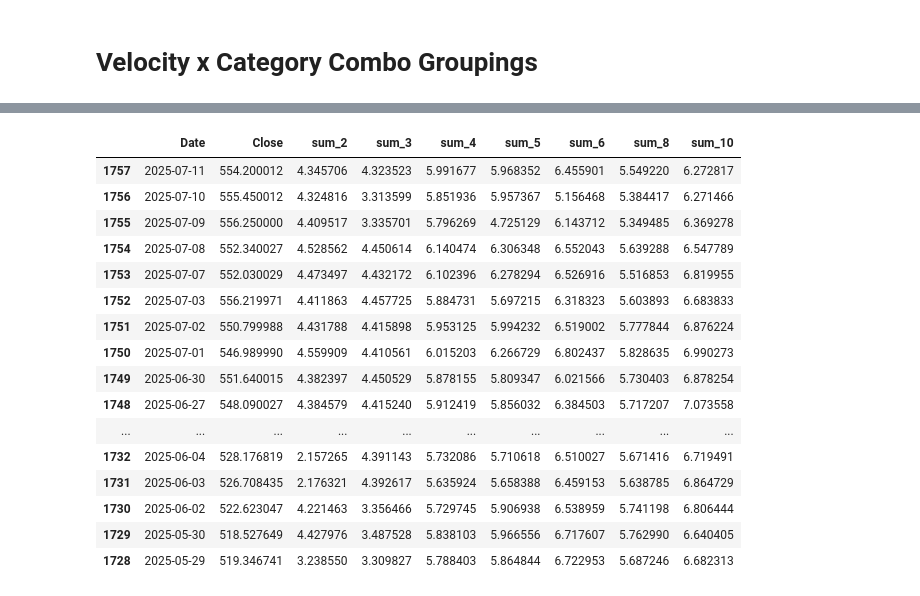
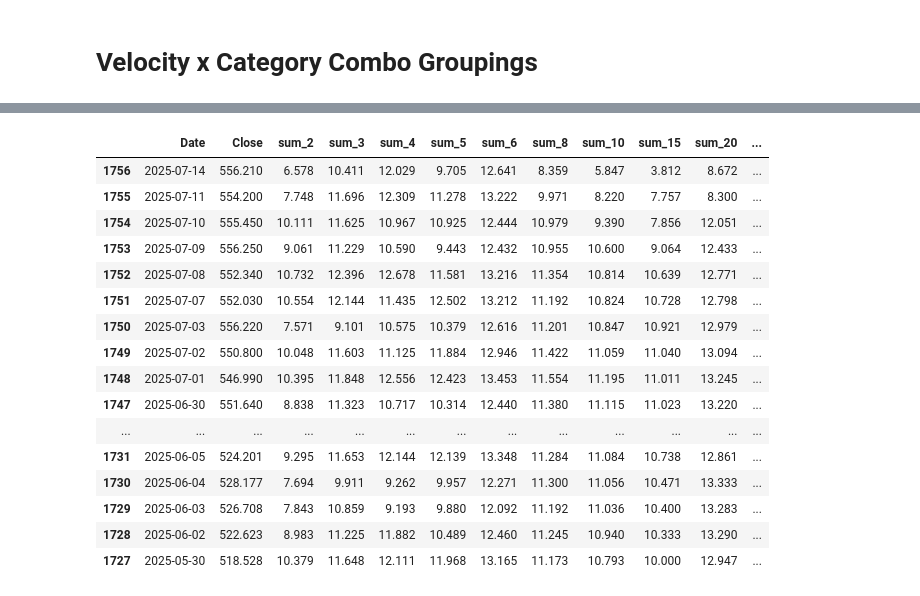
Before and after one commit to bchase17/Fracturion, a Jupyter notebook: Architecture_Submodel_Development/Arch.ipynb, the cells around one changed output, grey strips where cells are left out. Saved outputs shown, nothing was run; the diff lists cells and outputs as text; code cells hidden in the pictures.

```diff
--- a/Architecture_Submodel_Development/Arch.ipynb
+++ b/Architecture_Submodel_Development/Arch.ipynb
@@ -93,16 +97,18 @@ def optimize_ttv(df_indicators, df_predict, thresh, opt, scale_pos_weight, arch,
                 negprec = round(precision_score(y_test_valid, y_pred_valid, pos_label=0, zero_division=0), 2)
                 poscnt = sum(y_pred_valid == 1)
                 negcnt = sum(y_pred_valid == 0)
+                posrec = round(posprec * poscnt / postot, 2)
+                negrec = round(negprec * negcnt / negtot, 2)
                 metrics[t] = {
                     'TT_Len': len(df_indicators),
                     "PosTot": postot,
                     "NegTot": negtot,
-                    "PosID": round(posprec * poscnt / postot, 2),
+                    "PosRec": posrec,
                     'PosPrec': posprec,
-                    "NegID":round(negprec * negcnt / negtot, 2),
+                    "NegRec": negrec,
                     'NegPrec': negprec,
-                    'PosCnt': poscnt,
-                    'NegCnt': negcnt,
+                    'PosFb': round((3*posprec*posrec)/((2*posrec)+(1*posprec)),3),
+                    'NegFb': round((3*negprec*negrec)/((2*negrec)+(1*negprec)),3),
                 }
 
         del random_search
@@ -156,7 +162,7 @@ def optimize_ttv(df_indicators, df_predict, thresh, opt, scale_pos_weight, arch,
             'gamma': [0.1, 0.2],
             'alpha': [0.1, 1],
             'lambda': [1, 2, 5],
-            'min_child_weight': [5, 7],
+            'min_child_weight': [7, 9],
             'early_stopping_rounds': [10]
         }
 
@@ -174,6 +180,11 @@ def optimize_ttv(df_indicators, df_predict, thresh, opt, scale_pos_weight, arch,
     xg_metrics, best_xg_model = train_and_evaluate(XGBClassifier(random_state=42), xgboost_hyperparameters, X_train, X_val, y_train, y_val, X_test, y_test, opt, thresh)
     #record_validation_metrics(xg_metrics, arch='shallow', horizon=r, model_name=name)
     #savearch(best_xg_model, r, name, arch)
+    metrics = list(xg_metrics.values())[0]
+    pscore = metrics.get('PosFb', 0)
+    nscore = metrics.get('NegFb', 0)
+
+    #if pscore > .6 and nscore > .6:
     print_metrics(xg_metrics)
 
     if return_metrics:
@@ -182,19 +193,23 @@ def optimize_ttv(df_indicators, df_predict, thresh, opt, scale_pos_weight, arch,
         #print_metrics(xg_metrics)
         return best_xg_model
 
-def save(best_model, days, model, ticker):
+def save(best_model, days, model, ticker, arch):
 
     directory = f'../Models/Ensemble_{ticker}'  # Saves to the current working directory
     os.makedirs(directory, exist_ok=True)
 
-    with open(os.path.join(directory, str(model)+'_xgboost_'+str(days)+'.pkl'), 'wb') as file_object:
+    with open(os.path.join(directory, str(model)+'_xgboost_'+str(days)+str(arch)+'.pkl'), 'wb') as file_object:
         pickle.dump(best_model, file_object)
 
     print('Models Saved for '+(ticker)+'_'+str(model)+' '+str(days)+'_'+' Returns')
 # %% [markdown]
 # Velocity x Category Combo Groupings
 # %%
+lb = 8
+returns = [2, 3, 4, 5, 6, 7, 8, 9, 10, 15, 20, 25]
 raw_all = tags['Indicator'][tags['Type'] == 'Raw'].tolist()
+df = extract('QQQ', returns, lb, raw_all, windows=[10,25])
+
 cat_slow = tags[(tags['Type'] == 'Raw') & (tags['velocity_25_cat_local'] == 'slow')]['Indicator'].tolist()
 cat_moderate = tags[(tags['Type'] == 'Raw') & (tags['velocity_25_cat_local'] == 'moderate')]['Indicator'].tolist()
 cat_fast = tags[(tags['Type'] == 'Raw') & (tags['velocity_25_cat_local'] == 'fast')]['Indicator'].tolist()
@@ -221,7 +236,9 @@ trend_ratio_fast = tags[(tags['Type'] == 'Raw') & (tags['Category'] == 'trend_ra
 volatility_slow = tags[(tags['Type'] == 'Raw') & (tags['Category'] == 'volatility') & (tags['velocity_25_cat_local'] == 'slow')]['Indicator'].tolist()
 volatility_moderate = tags[(tags['Type'] == 'Raw') & (tags['Category'] == 'volatility') & (tags['velocity_25_cat_local'] == 'moderate')]['Indicator'].tolist()
 volatility_fast = tags[(tags['Type'] == 'Raw') & (tags['Category'] == 'volatility') & (tags['velocity_25_cat_local'] == 'fast')]['Indicator'].tolist()
+raw_volatility_fast_25 = [f"{col}_EMA25" for col in volatility_fast for w in windows]
 
 momentum_slow = tags[(tags['Type'] == 'Raw') & (tags['Category'] == 'momentum') & (tags['velocity_25_cat_local'] == 'slow')]['Indicator'].tolist()
 momentum_moderate = tags[(tags['Type'] == 'Raw') & (tags['Category'] == 'momentum') & (tags['velocity_25_cat_local'] == 'moderate')]['Indicator'].tolist()
 momentum_fast = tags[(tags['Type'] == 'Raw') & (tags['Category'] == 'momentum') & (tags['velocity_25_cat_local'] == 'fast')]['Indicator'].tolist()
+raw_momentum_fast_25 = [f"{col}_EMA25" for col in momentum_fast for w in windows]
@@ -446,6 +516,7 @@ os.chdir('/Users/brettchase/Documents/Fracturion/Feature_Set_Construction_Testin
 # %%
 model_dir = f'../Models/Ensemble_{ticker}'
-returns = [2, 3, 4, 5, 6, 8, 10]
+returns = [2, 3, 4, 5, 6, 8, 10, 15, 20, 30]
+thresh = [.52]
 
 # Thresholds for prediction decision
 upper = thresh[0]
@@ -453,6 +524,7 @@ lower = 1 - upper
 
 # Placeholder for final predictions
 combined_predictions = {}
+df = extract(ticker, returns, lb, raw_all, windows=[10,25])
 
 # Iterate through each return horizon
 for r in returns:
@@ -478,51 +550,52 @@ for r in returns:
             xgb_path = os.path.join(model_dir, f"{name}_xgboost_{r}.pkl")
             if os.path.exists(xgb_path):
                 with open(xgb_path, 'rb') as f:
                     model_xgb = pickle.load(f)
                 prob_xgb = model_xgb.predict_proba(df_features)[:, 1]
                 col_name_xgb = f"{name}_xgb_{r}{arch}"
                 pred_matrix[col_name_xgb] = np.where(
                     prob_xgb > upper, prob_xgb,
                     np.where(prob_xgb < lower, prob_xgb - 1, 0)
                 )
 
             # Final summed prediction across models
             pred_cols = [col for col in pred_matrix.columns if col not in ['Date', 'Close'] and not col.startswith('sum_')]
             pred_matrix[f"sum_{r}"] = pred_matrix[pred_cols].sum(axis=1)
 
             combined_predictions[r] = pred_matrix
 
 final_df = None
 
 for r, df_preds in combined_predictions.items():
     cols_to_merge = [col for col in df_preds.columns if col not in ['Date', 'Close']]
     df_preds_renamed = df_preds[['Date', 'Close'] + cols_to_merge].copy()
 
     if final_df is None:
         final_df = df_preds_renamed
     else:
         final_df = pd.merge(final_df, df_preds_renamed, on=['Date', 'Close'], how='outer')
 
 sub_model_df = final_df.copy()
-sub_model_df[['Date', 'Close', 'sum_2', 'sum_3', 'sum_4', 'sum_5', 'sum_6', 'sum_8', 'sum_10']].sort_index(ascending=False).head(30)
+sub_model_df[['Date', 'Close', 'sum_2', 'sum_3', 'sum_4', 'sum_5', 'sum_6', 'sum_8', 'sum_10',
+              'sum_15', 'sum_20', 'sum_30']].sort_index(ascending=False).head(30).round(3)
 # %% [output]
-|  | Date | Close | sum_2 | sum_3 | sum_4 | sum_5 | sum_6 | sum_8 | sum_10 |
-| 1757 | 2025-07-11 | 554.200012 | 4.345706 | 4.323523 | 5.991677 | 5.968352 | 6.455901 | 5.549220 | 6.272817 |
-| 1756 | 2025-07-10 | 555.450012 | 4.324816 | 3.313599 | 5.851936 | 5.957367 | 5.156468 | 5.384417 | 6.271466 |
-| 1755 | 2025-07-09 | 556.250000 | 4.409517 | 3.335701 | 5.796269 | 4.725129 | 6.143712 | 5.349485 | 6.369278 |
-| 1754 | 2025-07-08 | 552.340027 | 4.528562 | 4.450614 | 6.140474 | 6.306348 | 6.552043 | 5.639288 | 6.547789 |
-| 1753 | 2025-07-07 | 552.030029 | 4.473497 | 4.432172 | 6.102396 | 6.278294 | 6.526916 | 5.516853 | 6.819955 |
-| 1752 | 2025-07-03 | 556.219971 | 4.411863 | 4.457725 | 5.884731 | 5.697215 | 6.318323 | 5.603893 | 6.683833 |
-| 1751 | 2025-07-02 | 550.799988 | 4.431788 | 4.415898 | 5.953125 | 5.994232 | 6.519002 | 5.777844 | 6.876224 |
-| 1750 | 2025-07-01 | 546.989990 | 4.559909 | 4.410561 | 6.015203 | 6.266729 | 6.802437 | 5.828635 | 6.990273 |
-| 1749 | 2025-06-30 | 551.640015 | 4.382397 | 4.450529 | 5.878155 | 5.809347 | 6.021566 | 5.730403 | 6.878254 |
-| 1748 | 2025-06-27 | 548.090027 | 4.384579 | 4.415240 | 5.912419 | 5.856032 | 6.384503 | 5.717207 | 7.073558 |
-| ... | ... | ... | ... | ... | ... | ... | ... | ... | ... |
-| 1732 | 2025-06-04 | 528.176819 | 2.157265 | 4.391143 | 5.732086 | 5.710618 | 6.510027 | 5.671416 | 6.719491 |
-| 1731 | 2025-06-03 | 526.708435 | 2.176321 | 4.392617 | 5.635924 | 5.658388 | 6.459153 | 5.638785 | 6.864729 |
-| 1730 | 2025-06-02 | 522.623047 | 4.221463 | 3.356466 | 5.729745 | 5.906938 | 6.538959 | 5.741198 | 6.806444 |
-| 1729 | 2025-05-30 | 518.527649 | 4.427976 | 3.487528 | 5.838103 | 5.966556 | 6.717607 | 5.762990 | 6.640405 |
-| 1728 | 2025-05-29 | 519.346741 | 3.238550 | 3.309827 | 5.788403 | 5.864844 | 6.722953 | 5.687246 | 6.682313 |
+|  | Date | Close | sum_2 | sum_3 | sum_4 | sum_5 | sum_6 | sum_8 | sum_10 | sum_15 | sum_20 | ... |
+| 1756 | 2025-07-14 | 556.210 | 6.578 | 10.411 | 12.029 | 9.705 | 12.641 | 8.359 | 5.847 | 3.812 | 8.672 | ... |
+| 1755 | 2025-07-11 | 554.200 | 7.748 | 11.696 | 12.309 | 11.278 | 13.222 | 9.971 | 8.220 | 7.757 | 8.300 | ... |
+| 1754 | 2025-07-10 | 555.450 | 10.111 | 11.625 | 10.967 | 10.925 | 12.444 | 10.979 | 9.390 | 7.856 | 12.051 | ... |
+| 1753 | 2025-07-09 | 556.250 | 9.061 | 11.229 | 10.590 | 9.443 | 12.432 | 10.955 | 10.600 | 9.064 | 12.433 | ... |
+| 1752 | 2025-07-08 | 552.340 | 10.732 | 12.396 | 12.678 | 11.581 | 13.216 | 11.354 | 10.814 | 10.639 | 12.771 | ... |
+| 1751 | 2025-07-07 | 552.030 | 10.554 | 12.144 | 11.435 | 12.502 | 13.212 | 11.192 | 10.824 | 10.728 | 12.798 | ... |
+| 1750 | 2025-07-03 | 556.220 | 7.571 | 9.101 | 10.575 | 10.379 | 12.616 | 11.201 | 10.847 | 10.921 | 12.979 | ... |
+| 1749 | 2025-07-02 | 550.800 | 10.048 | 11.603 | 11.125 | 11.884 | 12.946 | 11.422 | 11.059 | 11.040 | 13.094 | ... |
+| 1748 | 2025-07-01 | 546.990 | 10.395 | 11.848 | 12.556 | 12.423 | 13.453 | 11.554 | 11.195 | 11.011 | 13.245 | ... |
+| 1747 | 2025-06-30 | 551.640 | 8.838 | 11.323 | 10.717 | 10.314 | 12.440 | 11.380 | 11.115 | 11.023 | 13.220 | ... |
+| ... | ... | ... | ... | ... | ... | ... | ... | ... | ... | ... | ... | ... |
+| 1731 | 2025-06-05 | 524.201 | 9.295 | 11.653 | 12.144 | 12.139 | 13.348 | 11.284 | 11.084 | 10.738 | 12.861 | ... |
+| 1730 | 2025-06-04 | 528.177 | 7.694 | 9.911 | 9.262 | 9.957 | 12.271 | 11.300 | 11.056 | 10.471 | 13.333 | ... |
+| 1729 | 2025-06-03 | 526.708 | 7.843 | 10.859 | 9.193 | 9.880 | 12.092 | 11.192 | 11.036 | 10.400 | 13.283 | ... |
+| 1728 | 2025-06-02 | 522.623 | 8.983 | 11.225 | 11.882 | 10.489 | 12.460 | 11.245 | 10.940 | 10.333 | 13.290 | ... |
+| 1727 | 2025-05-30 | 518.528 | 10.379 | 11.648 | 12.111 | 11.968 | 13.165 | 11.173 | 10.793 | 10.000 | 12.947 | ... |
 # %%
 # BEFORE any loops:
 feature_importance_records = []
```
Also changed, not shown: parts of 8 cells of this notebook, 3 other files.
